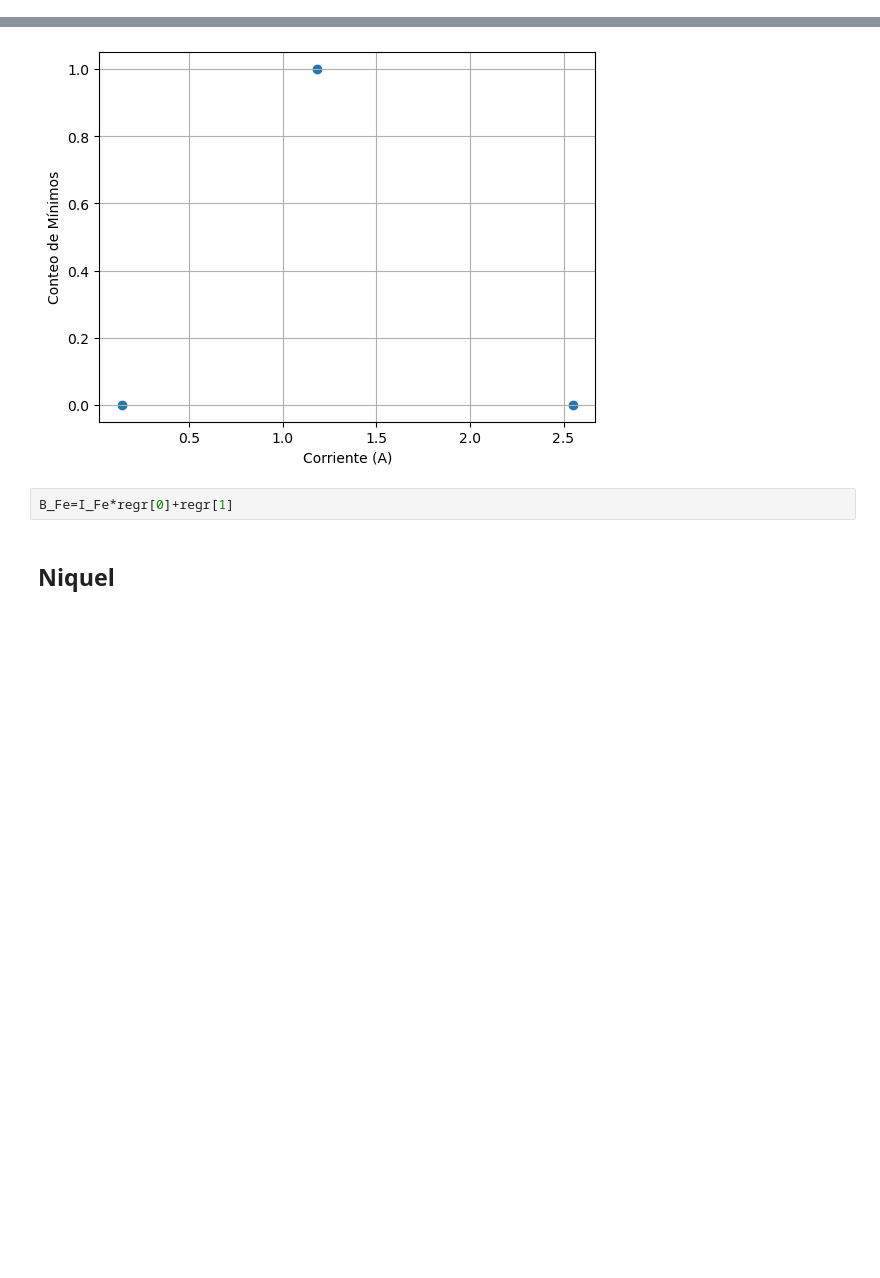
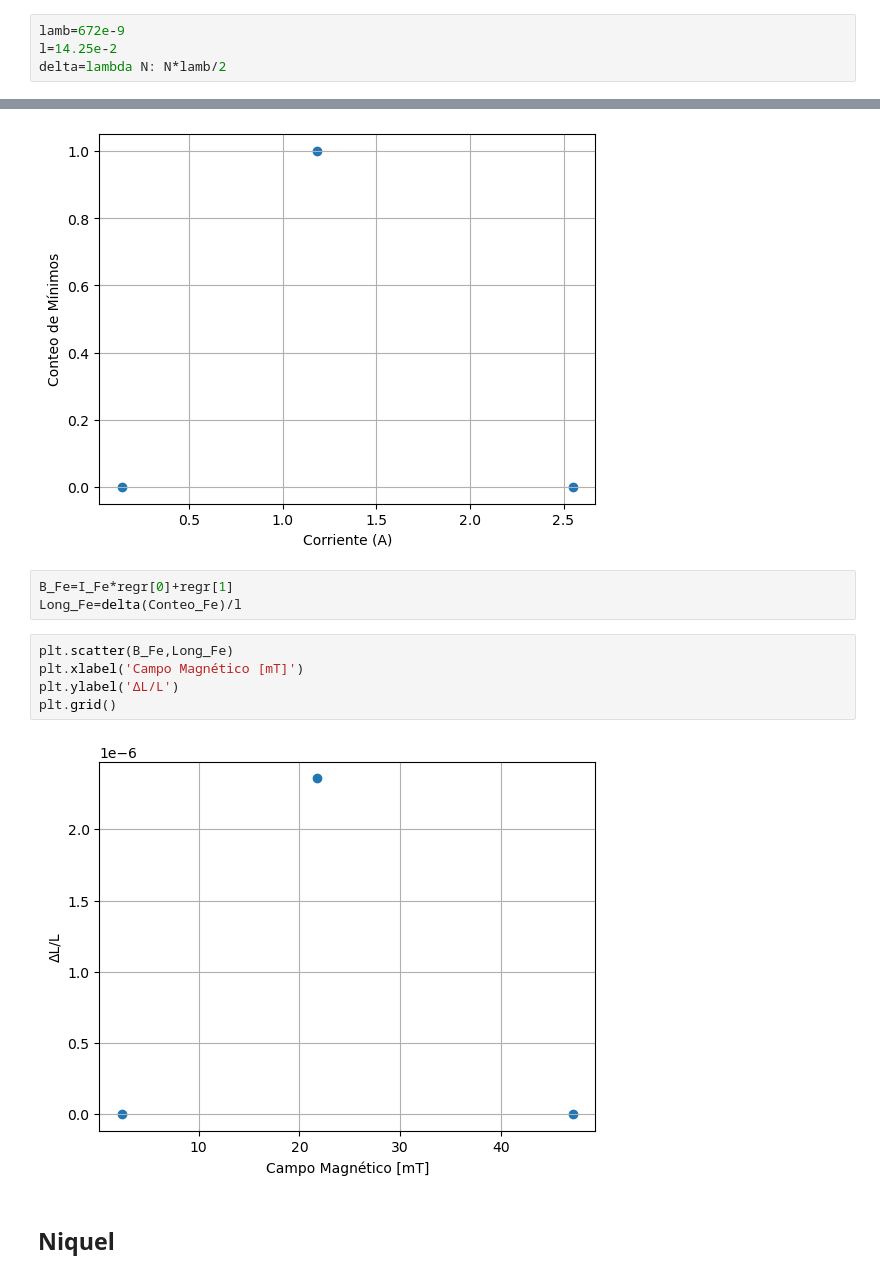
Before and after one commit to lsperezm/Intermedio, a Jupyter notebook: 2. Magnetostricción/Code/Codigo.ipynb, the cells around one changed output, grey strips where cells are left out. Cells and saved outputs as stored; diff of their text form; blank space fills up the shorter version.

```diff
--- a/2. Magnetostricción/Code/Codigo.ipynb
+++ b/2. Magnetostricción/Code/Codigo.ipynb
@@ -77,6 +77,10 @@ plt.legend()
 [figure]
 # %% [markdown]
 ## Hierro
+# %%
+lamb=672e-9
+l=14.25e-2
+delta=lambda N: N*lamb/2
 # %%
 I_Fe=np.array([0.14,1.18,2.55])
 Conteo_Fe=np.array([0,1,0])
@@ -89,6 +93,14 @@ plt.grid()
 [figure]
 # %%
 B_Fe=I_Fe*regr[0]+regr[1]
+Long_Fe=delta(Conteo_Fe)/l
+# %%
+plt.scatter(B_Fe,Long_Fe)
+plt.xlabel('Campo Magnético [mT]')
+plt.ylabel('ΔL/L')
+plt.grid()
+# %% [output]
+[figure, added]
 # %% [markdown]
 ## Niquel
 # %%
```
Also changed, not shown: parts of 2 cells of this notebook, 2 other files.
